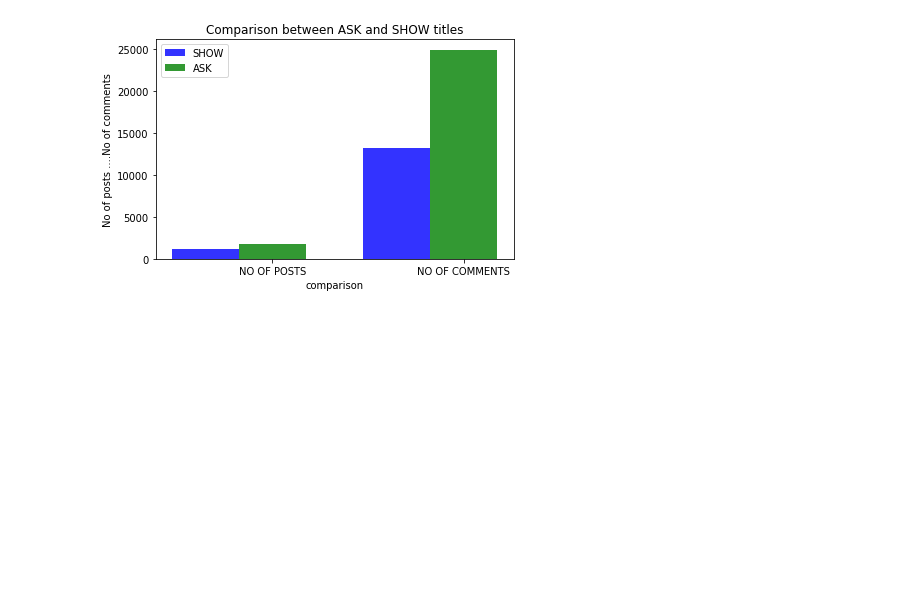
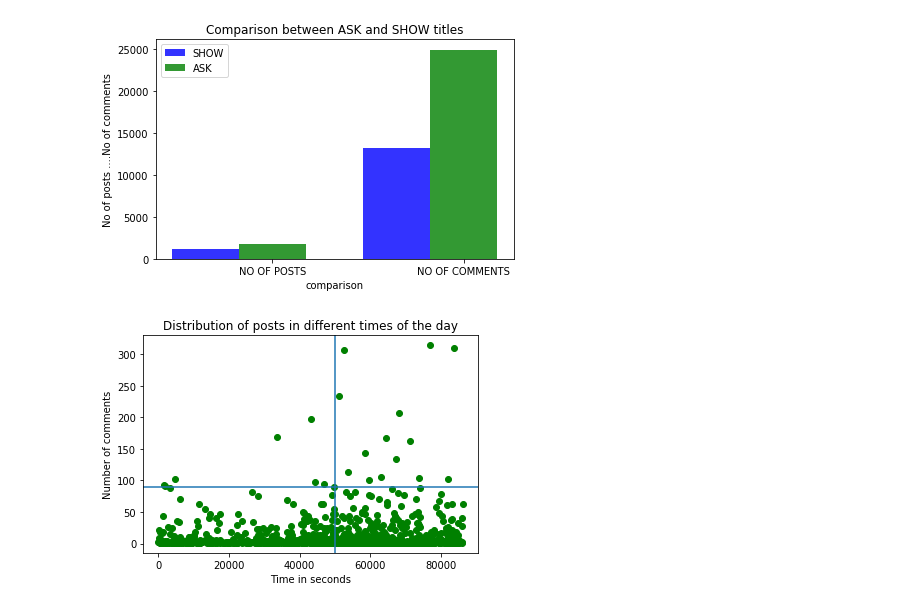
Before and after one commit to ndangalasinh/dataquest_hackernews_posts_analysis_1, a Jupyter notebook: hacker_news_analysis.ipynb, the cells around one changed output. Cells and saved outputs as stored; diff of their text form; code cells hidden in the pictures; blank space fills up the shorter version.

```diff
--- a/hacker_news_analysis.ipynb
+++ b/hacker_news_analysis.ipynb
@@ -232,3 +227,14 @@ plt.tight_layout()
 plt.show()
 # %% [output]
 [figure]
+# %%
+#plot SHOW posts comments vs time(in seconds)
+plt.scatter(hn_show_sorted_data['time_sec'],hn_show_sorted_data['num_comments'], marker = 'o', color = 'g')
+plt.title('Distribution of posts in different times of the day')
+plt.xlabel('Time in seconds')
+plt.ylabel('Number of comments')
+plt.axvline(x=50000)
+plt.axhline(y=90)
+plt.show()
+# %% [output]
+[figure, added]
```
Also changed, not shown: parts of 17 cells of this notebook.
